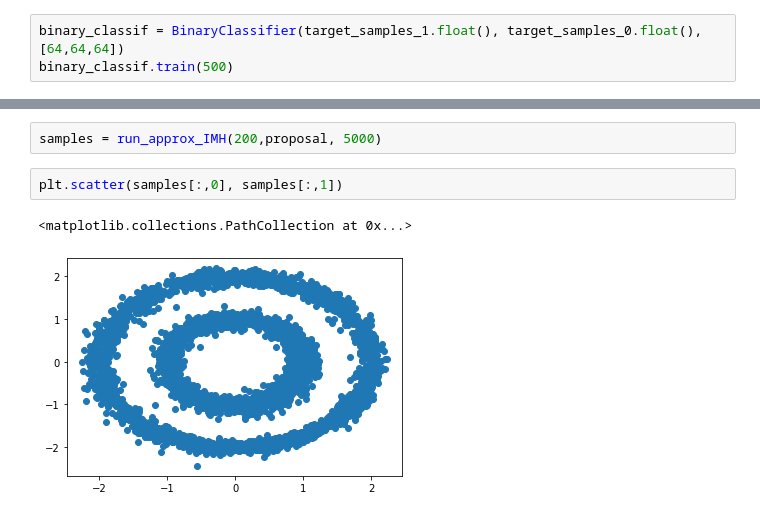
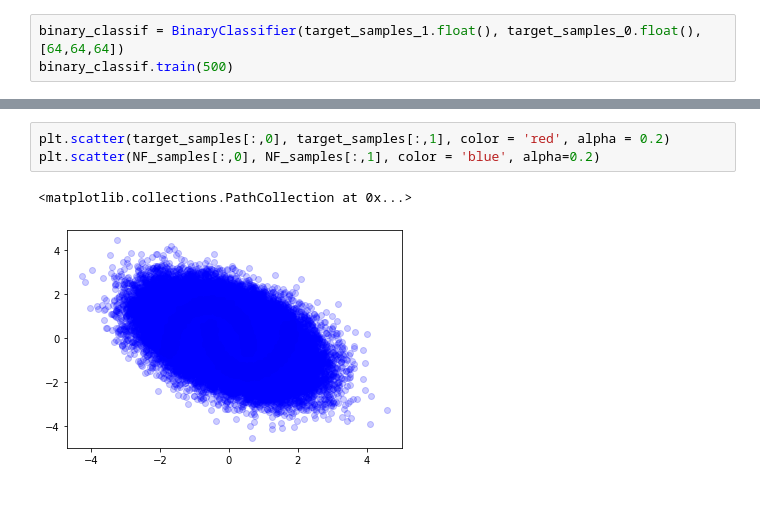
Before and after one commit to ElouanARGOUARCH/NeuralRatio, a Jupyter notebook: experiments/Binary Classifier_visual.ipynb, the cells around one changed output, grey strips where cells are left out. Cells and saved outputs as stored; diff of their text form.

```diff
--- a/experiments/Binary Classifier_visual.ipynb
+++ b/experiments/Binary Classifier_visual.ipynb
@@ -84,7 +73,6 @@ def run_approx_IMH(number_steps, proposal, number_chains):
-# %%
-samples = run_approx_IMH(200,proposal, 5000)
-# %%
-plt.scatter(samples[:,0], samples[:,1])
-# %% [output]
-<matplotlib.collections.PathCollection at 0x...>
-[figure, removed]
+# %%
+plt.scatter(target_samples[:,0], target_samples[:,1], color = 'red', alpha = 0.2)
+plt.scatter(NF_samples[:,0], NF_samples[:,1], color = 'blue', alpha=0.2)
+# %% [output]
+<matplotlib.collections.PathCollection at 0x...>
+[figure, added]
```
Also changed, not shown: parts of 10 cells of this notebook, 12 other files.
